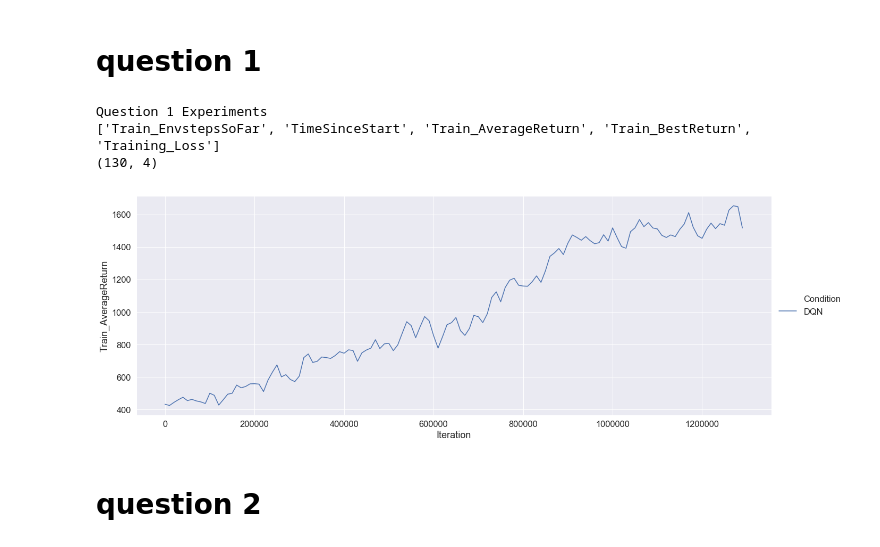
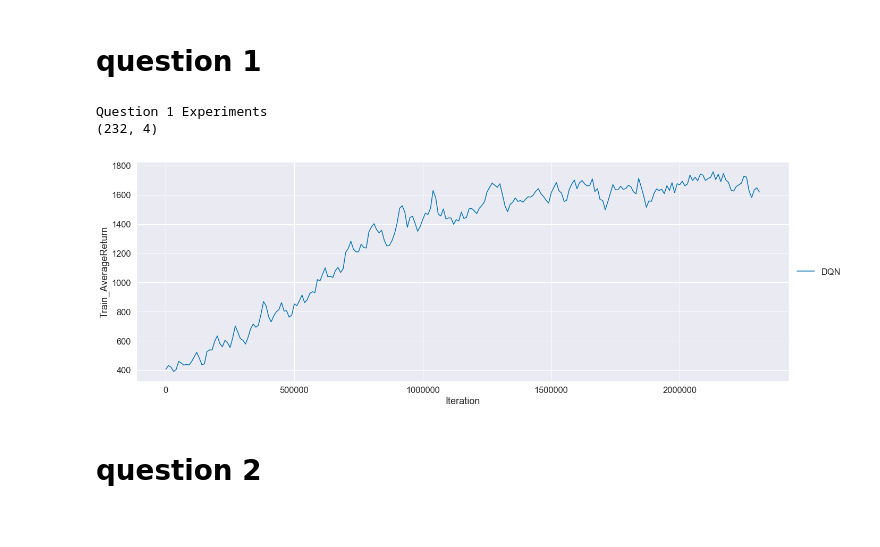
Before and after one commit to Max-Fu/homework_fall2020, a Jupyter notebook: hw3/cs285/visualization.ipynb, the cells around one changed output. Cells and saved outputs as stored; diff of their text form; code cells hidden in the pictures.

Commit message:
completed visualization

```diff
--- a/hw3/cs285/visualization.ipynb
+++ b/hw3/cs285/visualization.ipynb
@@ -143,19 +143,18 @@ The autoreload extension is already loaded. To reload it, use:
 # %%
 # Adjust files in these two lists! The following is an example from my system where
 # I had these as my directory names.
 
-q1_experiment = ['hw3_q1_MsPacman-v0_07-10-2020_22-30-55']
+q1_experiment = ['hw3_q1_MsPacman-v0_08-10-2020_14-44-46']
 
 
 # DON'T CHANGE THE FOLLOWING CODE !! If you want to do more experimentation than
 # what we have here, that's fine, but do that in the cells at the end of the notebook.
 print("Question 1 Experiments")
 plot(q1_experiment, head='data', legend=['DQN'], plot_values='Train_AverageReturn')
 # %% [output]
 Question 1 Experiments
-['Train_EnvstepsSoFar', 'TimeSinceStart', 'Train_AverageReturn', 'Train_BestReturn', 'Training_Loss']
-(130, 4)
+(232, 4)
-[figure, old version]
+[figure, new version]
 # %% [markdown]
 # question 2
 # %%
```
Also changed, not shown: parts of 5 cells of this notebook, 1 other file.
